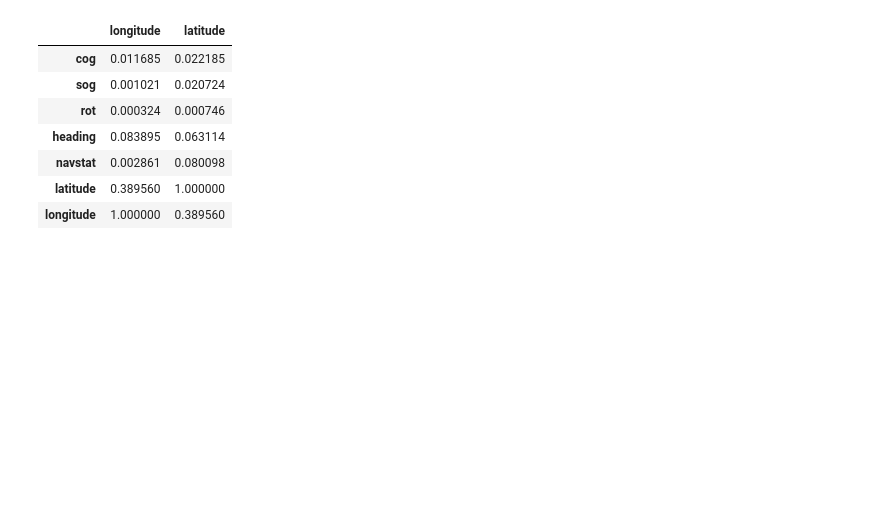
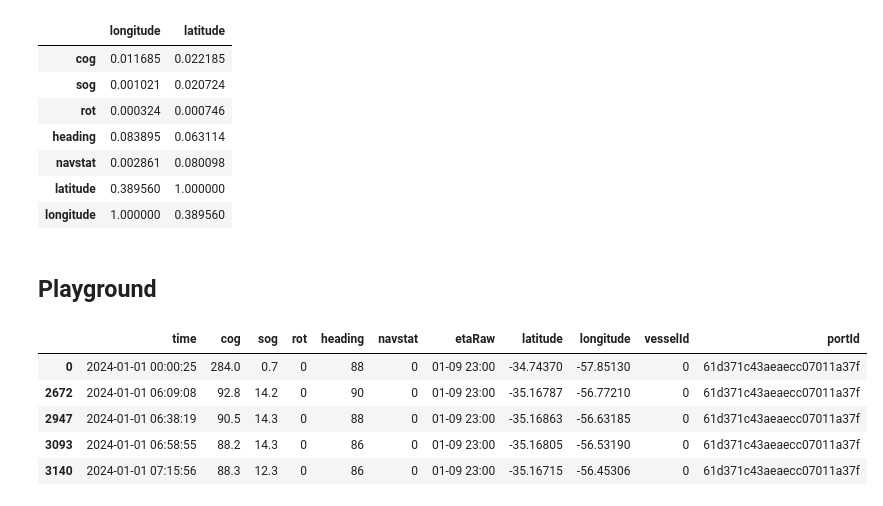
Before and after one commit to alexandersundquist/TDT4173-Modern-Machine-Learning-In-Practice-Project, a Jupyter notebook: EDA.ipynb, the cells around one changed output. Cells and saved outputs as stored; diff of their text form; code cells hidden in the pictures; blank space fills up the shorter version.

```diff
--- a/EDA.ipynb
+++ b/EDA.ipynb
@@ -397,3 +398,30 @@ data.corr(numeric_only=True).abs()[['longitude', 'latitude']]
 | navstat | 0.002861 | 0.080098 |
 | latitude | 0.389560 | 1.000000 |
 | longitude | 1.000000 | 0.389560 |
+# %% [markdown]
+## Playground
+# %%
+data['time'] = pd.to_datetime(data['time'])
+
+# Factorize the 'vesselID' column in X_train and get the integer IDs and the mapping
+vesselID, vesselID_mapping = pd.factorize(data['vesselId'])
+
+# Replace 'vessel_ID' column in X_train with integer IDs
+data['vesselId'] = vesselID
+
+# Create a dictionary from the mapping to apply the same to X_test
+vessel_to_ID = {vessel: idx for idx, vessel in enumerate(vesselID_mapping)}
+
+# Replace 'vesselID' in X_test using the same mapping from X_train
+test['vesselId'] = test['vesselId'].map(vessel_to_ID)
+
+sorted_data = data.sort_values(['vesselId','time'])
+# %%
+sorted_data.head()
+# %% [output]
+|  | time | cog | sog | rot | heading | navstat | etaRaw | latitude | longitude | vesselId | portId |
+| 0 | 2024-01-01 00:00:25 | 284.0 | 0.7 | 0 | 88 | 0 | 01-09 23:00 | -34.74370 | -57.85130 | 0 | 61d371c43aeaecc07011a37f |
+| 2672 | 2024-01-01 06:09:08 | 92.8 | 14.2 | 0 | 90 | 0 | 01-09 23:00 | -35.16787 | -56.77210 | 0 | 61d371c43aeaecc07011a37f |
+| 2947 | 2024-01-01 06:38:19 | 90.5 | 14.3 | 0 | 88 | 0 | 01-09 23:00 | -35.16863 | -56.63185 | 0 | 61d371c43aeaecc07011a37f |
+| 3093 | 2024-01-01 06:58:55 | 88.2 | 14.3 | 0 | 86 | 0 | 01-09 23:00 | -35.16805 | -56.53190 | 0 | 61d371c43aeaecc07011a37f |
+| 3140 | 2024-01-01 07:15:56 | 88.3 | 12.3 | 0 | 86 | 0 | 01-09 23:00 | -35.16715 | -56.45306 | 0 | 61d371c43aeaecc07011a37f |
```
Also changed, not shown: parts of 13 cells of this notebook, 2 other files.
